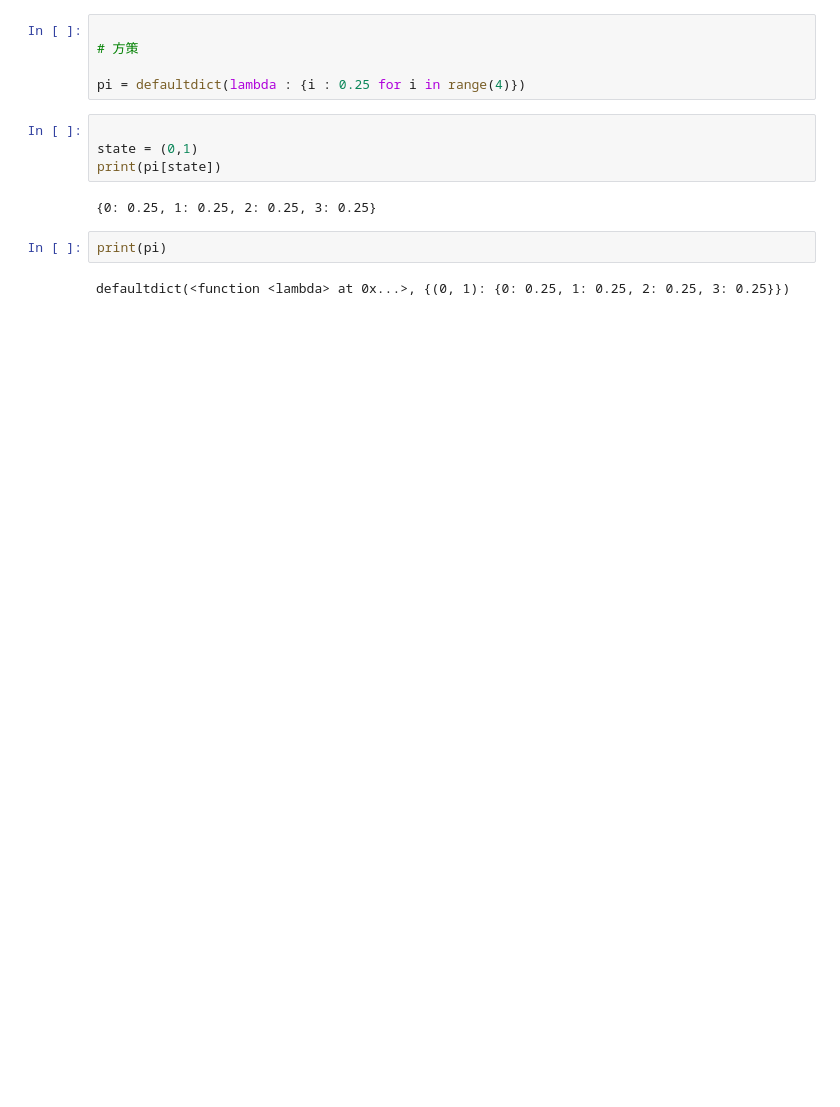
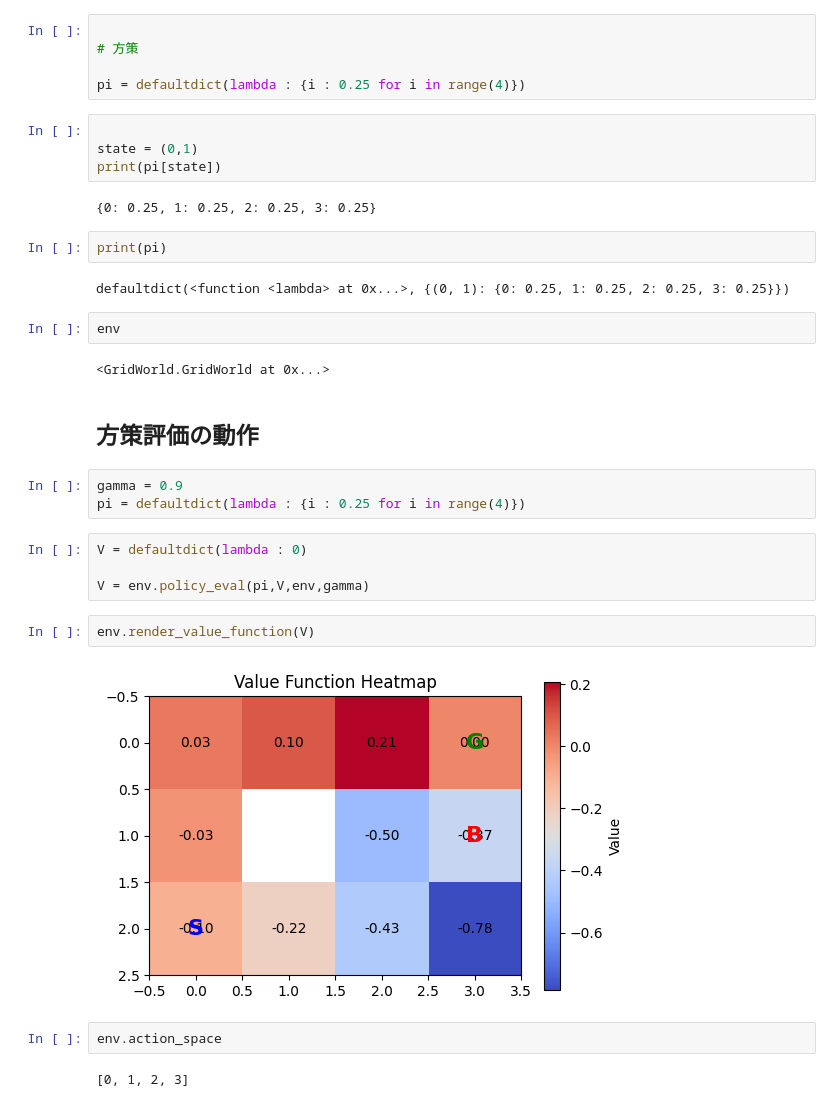
Before and after one commit to arkyork/reinforcement-learning, a Jupyter notebook: chap4/GridWorld.ipynb, the cells around one changed output. Saved outputs shown, nothing was run; the diff lists cells and outputs as text; blank space fills up the shorter version.

```diff
--- a/chap4/GridWorld.ipynb
+++ b/chap4/GridWorld.ipynb
@@ -88,3 +88,24 @@ print(pi[state])
 print(pi)
 # %% [output]
 defaultdict(<function <lambda> at 0x...>, {(0, 1): {0: 0.25, 1: 0.25, 2: 0.25, 3: 0.25}})
+# %%
+env
+# %% [output]
+<GridWorld.GridWorld at 0x...>
+# %% [markdown]
+## 方策評価の動作
+# %%
+gamma = 0.9
+pi = defaultdict(lambda : {i : 0.25 for i in range(4)})
+# %%
+V = defaultdict(lambda : 0)
+
+V = env.policy_eval(pi,V,env,gamma)
+# %%
+env.render_value_function(V)
+# %% [output]
+[figure, added]
+# %%
+env.action_space
+# %% [output]
+[0, 1, 2, 3]
```
Also changed, not shown: parts of 3 cells of this notebook, 4 other files.
